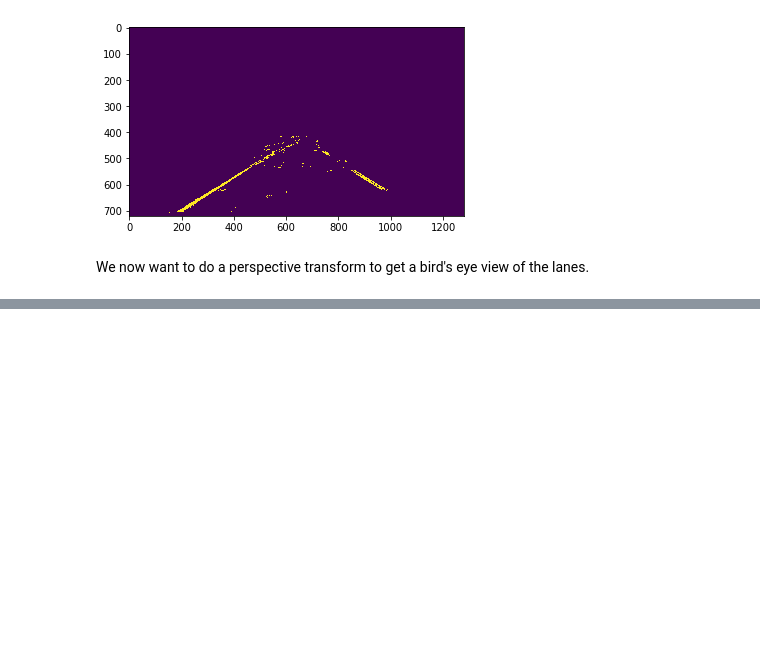
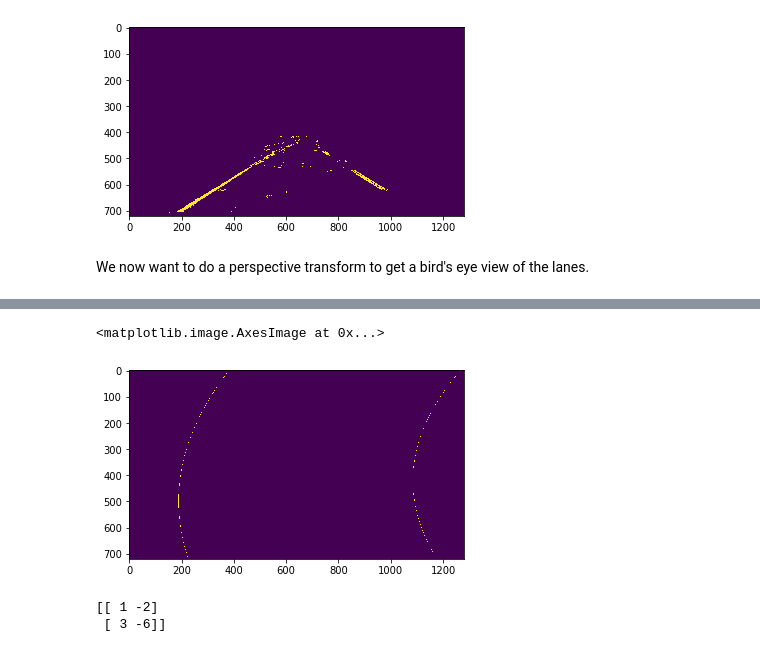
Before and after one commit to joaospinto/CarND-Advanced-Lane-Lines, a Jupyter notebook: Advanced Lane Lines (JSP).ipynb, the cells around one changed output, grey strips where cells are left out. Drawn from its saved outputs; the diff is of its cells as text; code cells hidden in the pictures; blank space fills up the shorter version.

```diff
--- a/Advanced Lane Lines (JSP).ipynb
+++ b/Advanced Lane Lines (JSP).ipynb
@@ -264,0 +279,39 @@ plt.imshow(GetBirdsEye(to_transform))
+# %%
+#TODO: sliding window search + polynomial interpolation
+#TODO: try RANSAC
+
+def InterpolateLines(top_view):
+    height, width = top_view.shape
+    left_points = np.argwhere(top_view[:,:width//2] > 0)
+    right_points = np.argwhere(top_view[:,width//2:] > 0)
+    X_left = left_points[:,1]
+    Y_left = left_points[:,0]
+    X_right = right_points[:,1] + width//2
+    Y_right = right_points[:,0]
+    p_left = np.poly1d(np.polyfit(Y_left, X_left, 2))
+    p_right = np.poly1d(np.polyfit(Y_right, X_right, 2))
+    Y_linspace = np.linspace(0, height-1, height, dtype=np.int32)
+    p_left_img = p_left(Y_linspace)
+    p_right_img = p_right(Y_linspace)
+    p_left_points = np.array([Y_linspace, np.int32(np.round(p_left_img))]).T
+    p_right_points = np.array([Y_linspace, np.int32(np.round(p_right_img))]).T
+    left_points_filtered = p_left_points[p_left_points[:,1] < width]
+    right_points_filtered = p_right_points[p_right_points[:,1] < width]
+    poly_frame = np.zeros_like(top_view)
+    poly_frame[left_points_filtered[:,0], left_points_filtered[:,1]] = 1.0
+    poly_frame[right_points_filtered[:,0], right_points_filtered[:,1]] = 1.0
+    #return np.uint8(255 * np.dstack((top_view, poly_frame, np.zeros_like(top_view))))
+    return np.uint8(255 * poly_frame)
+
+out = InterpolateLines(birds_eye)
+plt.imshow(out)
+# %% [output]
+<matplotlib.image.AxesImage at 0x...>
+[figure, added]
+# %%
+a = np.array([1,-2])
+b = np.array([a,-2*a,3*a])
+print(b[b[:,1] < 0])
+# %% [output]
+[[ 1 -2]
+ [ 3 -6]]
```
Also changed, not shown: parts of 3 cells of this notebook.
